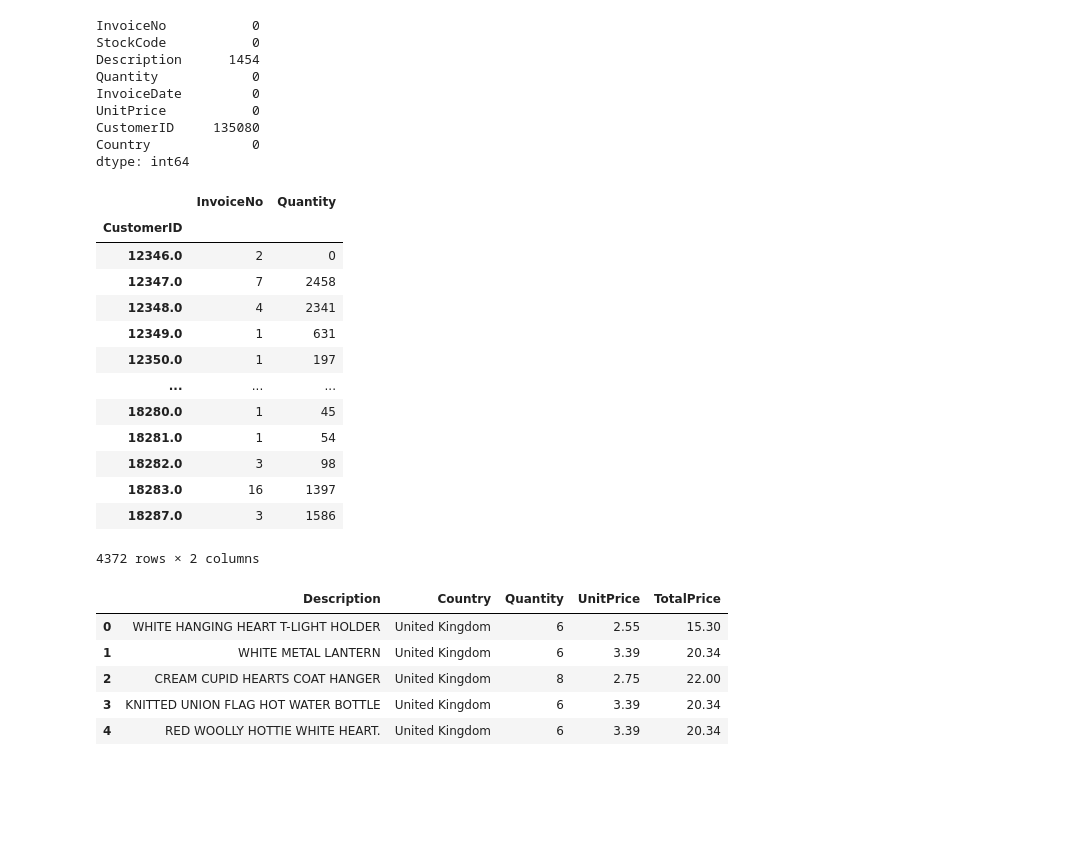
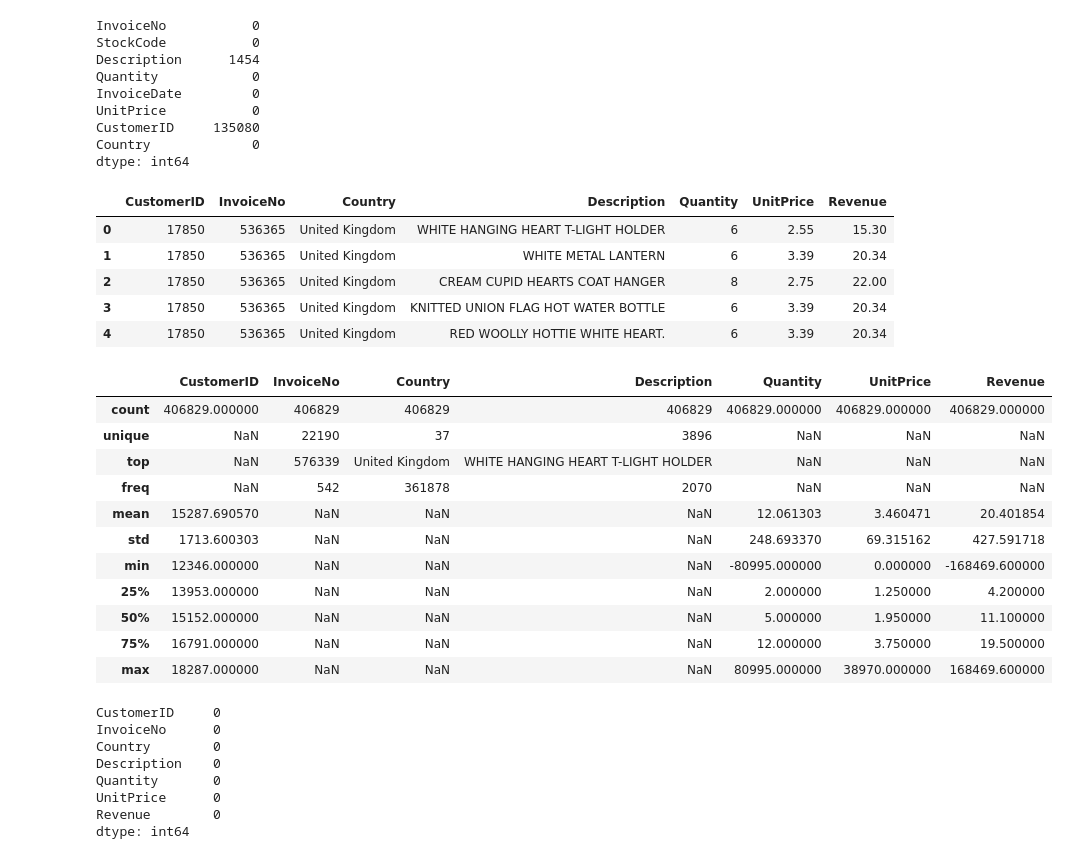
Before and after one commit to MisansProducts/Customer-Segmentation, a Jupyter notebook: main.ipynb, the cells around one changed output. Saved outputs shown, nothing was run; the diff lists cells and outputs as text; code cells hidden in the pictures; blank space fills up the shorter version.

```diff
--- a/main.ipynb
+++ b/main.ipynb
@@ -47,17 +66,33 @@ dtype: int64
+# %%
+display(df.head())
+display(df.describe(include='all'))
+print(df.isnull().sum())
+# %% [output]
+|  | CustomerID | InvoiceNo | Country | Description | Quantity | UnitPrice | Revenue |
+| 0 | 17850 | 536365 | United Kingdom | WHITE HANGING HEART T-LIGHT HOLDER | 6 | 2.55 | 15.30 |
+| 1 | 17850 | 536365 | United Kingdom | WHITE METAL LANTERN | 6 | 3.39 | 20.34 |
+| 2 | 17850 | 536365 | United Kingdom | CREAM CUPID HEARTS COAT HANGER | 8 | 2.75 | 22.00 |
+| 3 | 17850 | 536365 | United Kingdom | KNITTED UNION FLAG HOT WATER BOTTLE | 6 | 3.39 | 20.34 |
+| 4 | 17850 | 536365 | United Kingdom | RED WOOLLY HOTTIE WHITE HEART. | 6 | 3.39 | 20.34 |
+|  | CustomerID | InvoiceNo | Country | Description | Quantity | UnitPrice | Revenue |
+| count | 406829.000000 | 406829 | 406829 | 406829 | 406829.000000 | 406829.000000 | 406829.000000 |
+| unique | NaN | 22190 | 37 | 3896 | NaN | NaN | NaN |
+| top | NaN | 576339 | United Kingdom | WHITE HANGING HEART T-LIGHT HOLDER | NaN | NaN | NaN |
+| freq | NaN | 542 | 361878 | 2070 | NaN | NaN | NaN |
+| mean | 15287.690570 | NaN | NaN | NaN | 12.061303 | 3.460471 | 20.401854 |
+| std | 1713.600303 | NaN | NaN | NaN | 248.693370 | 69.315162 | 427.591718 |
+| min | 12346.000000 | NaN | NaN | NaN | -80995.000000 | 0.000000 | -168469.600000 |
+| 25% | 13953.000000 | NaN | NaN | NaN | 2.000000 | 1.250000 | 4.200000 |
+| 50% | 15152.000000 | NaN | NaN | NaN | 5.000000 | 1.950000 | 11.100000 |
+| 75% | 16791.000000 | NaN | NaN | NaN | 12.000000 | 3.750000 | 19.500000 |
+| max | 18287.000000 | NaN | NaN | NaN | 80995.000000 | 38970.000000 | 168469.600000 |
+CustomerID     0
+InvoiceNo      0
+Country        0
+Description    0
+Quantity       0
+UnitPrice      0
+Revenue        0
+dtype: int64
 # %%
-df.groupby('CustomerID').aggregate({'InvoiceNo': 'nunique', 'Quantity': 'sum'})
+customer_df = df.groupby('CustomerID').aggregate({'InvoiceNo': 'nunique', 'Quantity': 'sum', 'Revenue': 'sum'}).rename(columns={'InvoiceNo': 'Purchases'}).reset_index()
-# %% [output]
-|  | InvoiceNo | Quantity |
-| CustomerID |  |  |
-| 12346.0 | 2 | 0 |
-| 12347.0 | 7 | 2458 |
-| 12348.0 | 4 | 2341 |
-| 12349.0 | 1 | 631 |
-| 12350.0 | 1 | 197 |
-| ... | ... | ... |
-| 18280.0 | 1 | 45 |
-| 18281.0 | 1 | 54 |
-| 18282.0 | 3 | 98 |
-| 18283.0 | 16 | 1397 |
-| 18287.0 | 3 | 1586 |
-4372 rows × 2 columns
@@ -70,9 +98,0 @@ df['Description'].fillna(df['Description'].mode()[0], inplace=True)
-# %%
-df.head()
-# %% [output]
-|  | Description | Country | Quantity | UnitPrice | TotalPrice |
-| 0 | WHITE HANGING HEART T-LIGHT HOLDER | United Kingdom | 6 | 2.55 | 15.30 |
-| 1 | WHITE METAL LANTERN | United Kingdom | 6 | 3.39 | 20.34 |
-| 2 | CREAM CUPID HEARTS COAT HANGER | United Kingdom | 8 | 2.75 | 22.00 |
-| 3 | KNITTED UNION FLAG HOT WATER BOTTLE | United Kingdom | 6 | 3.39 | 20.34 |
-| 4 | RED WOOLLY HOTTIE WHITE HEART. | United Kingdom | 6 | 3.39 | 20.34 |
```
Also changed, not shown: parts of 19 cells of this notebook.
